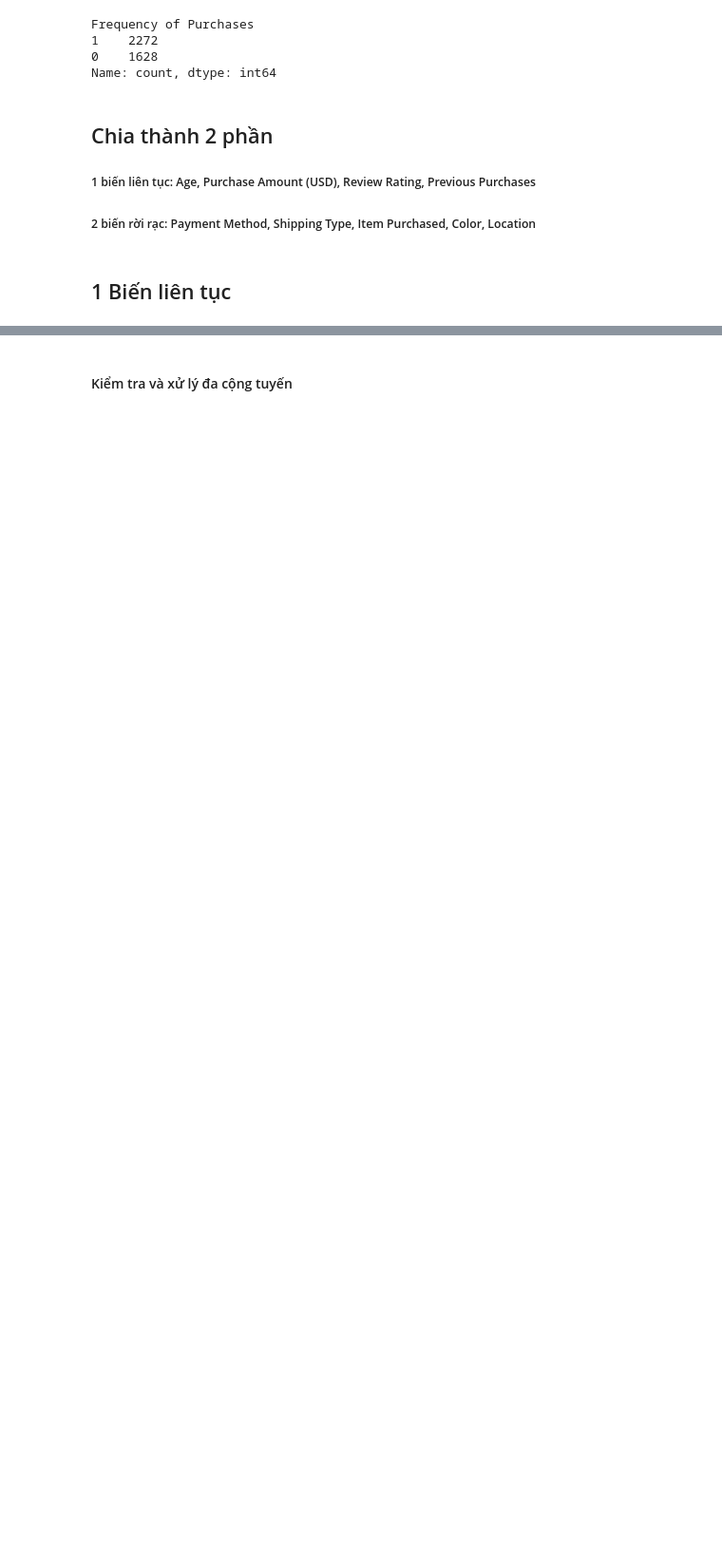
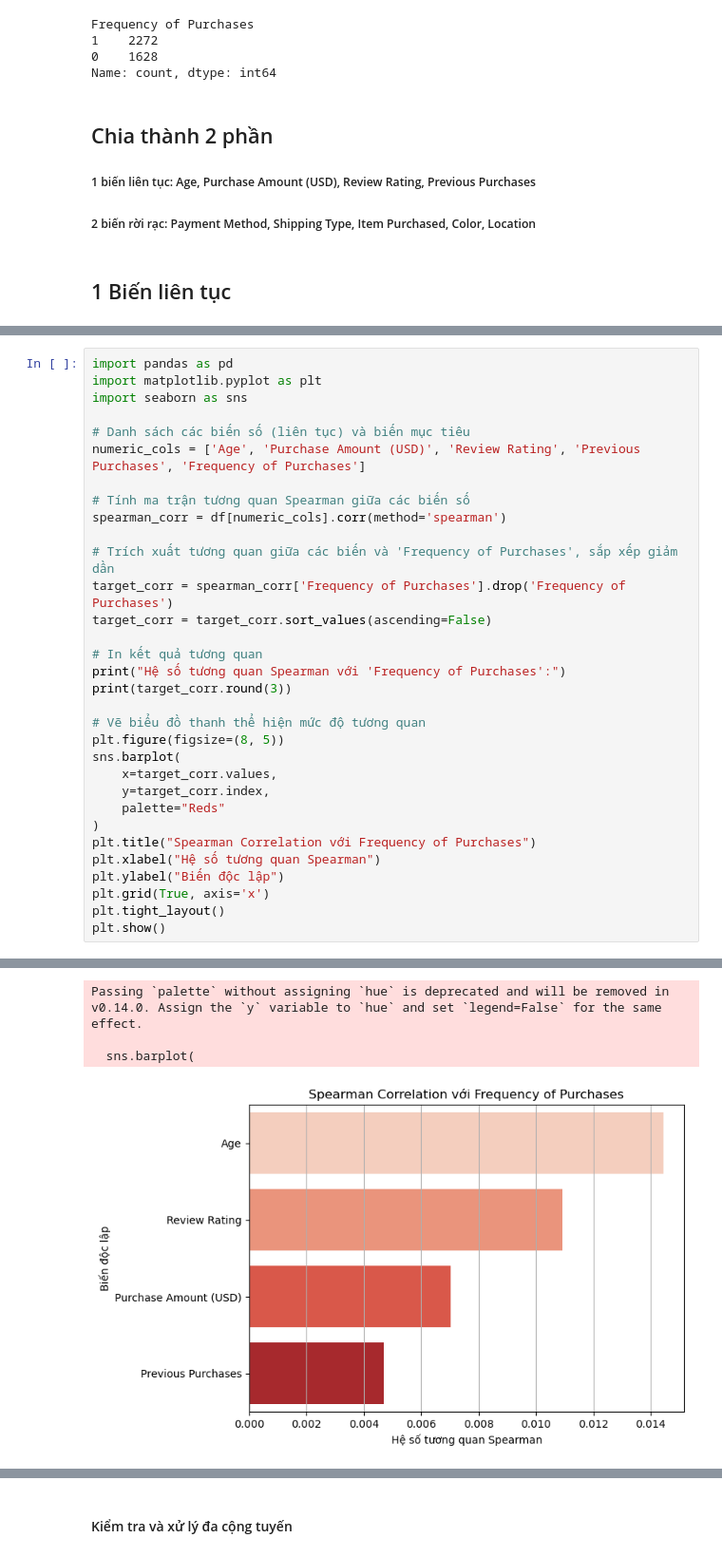
Before and after one commit to phammai1410/phantich, a Jupyter notebook: DeAn.ipynb, the cells around one changed output, grey strips where cells are left out. Shown at 95% size. Drawn from its saved outputs; the diff is of its cells as text; blank space fills up the shorter version.

```diff
--- a/3.ipynb
+++ b/DeAn.ipynb
@@ -277 +296,34 @@ Pearson (Point-Biserial): r = 0.0045, p-value = 0.7783
 Spearman: rho = 0.0047, p-value = 0.7699
+# %%
+import pandas as pd
+import matplotlib.pyplot as plt
+import seaborn as sns
+
+# Danh sách các biến số (liên tục) và biến mục tiêu
+numeric_cols = ['Age', 'Purchase Amount (USD)', 'Review Rating', 'Previous Purchases', 'Frequency of Purchases']
+
+# Tính ma trận tương quan Spearman giữa các biến số
+spearman_corr = df[numeric_cols].corr(method='spearman')
+
+# Trích xuất tương quan giữa các biến và 'Frequency of Purchases', sắp xếp giảm dần
+target_corr = spearman_corr['Frequency of Purchases'].drop('Frequency of Purchases')
+target_corr = target_corr.sort_values(ascending=False)
+
+# In kết quả tương quan
+print("Hệ số tương quan Spearman với 'Frequency of Purchases':")
+print(target_corr.round(3))
+
+# Vẽ biểu đồ thanh thể hiện mức độ tương quan
+plt.figure(figsize=(8, 5))
+sns.barplot(
+    x=target_corr.values,
+    y=target_corr.index,
+    palette="Reds"
+)
+plt.title("Spearman Correlation với Frequency of Purchases")
+plt.xlabel("Hệ số tương quan Spearman")
+plt.ylabel("Biến độc lập")
+plt.grid(True, axis='x')
+plt.tight_layout()
+plt.show()
+# %% [output]
@@ -278 +336,5 @@ Spearman: rho = 0.0047, p-value = 0.7699
+Passing `palette` without assigning `hue` is deprecated and will be removed in v0.14.0. Assign the `y` variable to `hue` and set `legend=False` for the same effect.
+
+  sns.barplot(
+[figure, added]
 # %% [markdown]
```
Also changed, not shown: parts of 19 cells of this notebook.
